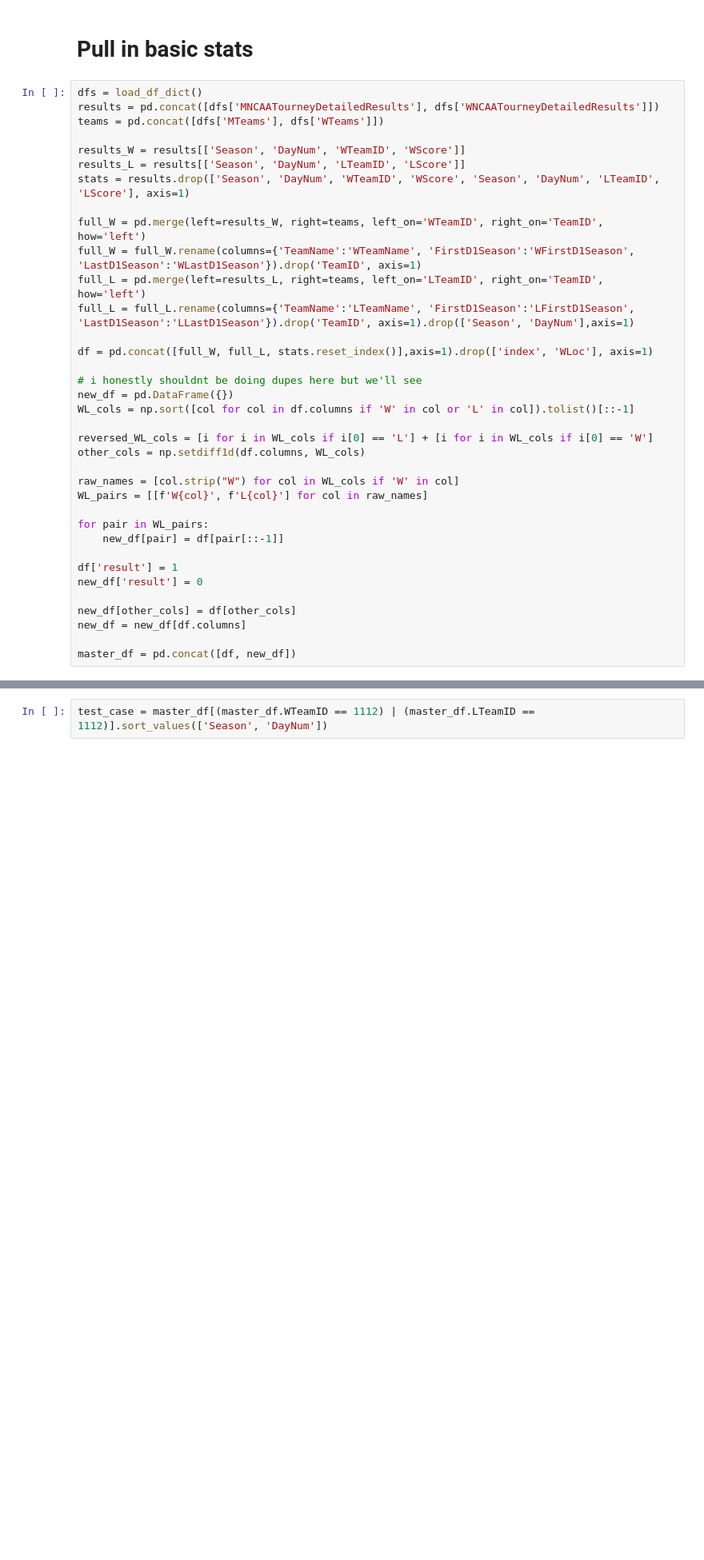
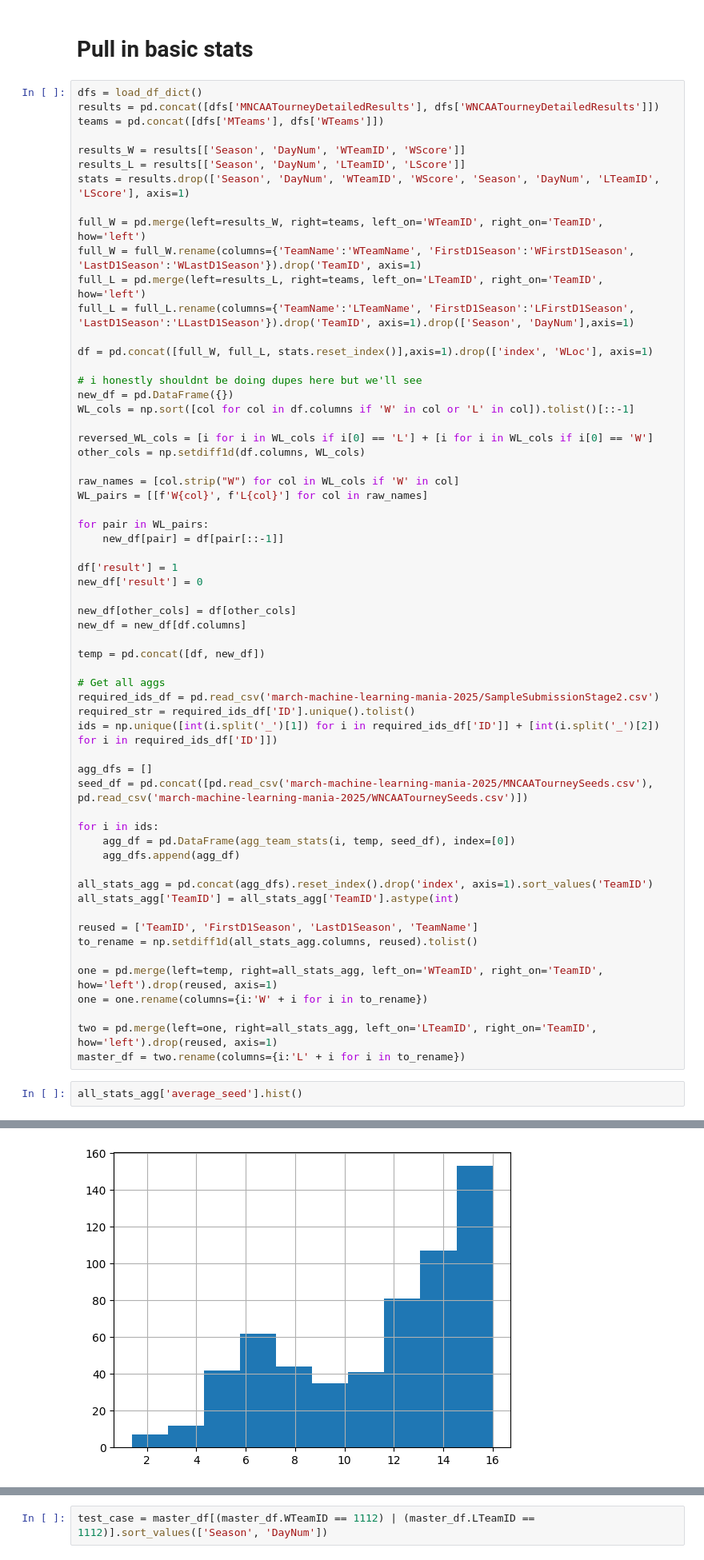
Before and after one commit to benstager/march-mania-2025, a Jupyter notebook: catboost_ex.ipynb, the cells around one changed output, grey strips where cells are left out. Shown at 80% size. Drawn from its saved outputs; the diff is of its cells as text; blank space fills up the shorter version.

```diff
--- a/catboost_ex.ipynb
+++ b/catboost_ex.ipynb
@@ -115,4 +191,31 @@ new_df['result'] = 0
 new_df[other_cols] = df[other_cols]
 new_df = new_df[df.columns]
 
-master_df = pd.concat([df, new_df])
+temp = pd.concat([df, new_df])
+
+# Get all aggs
+required_ids_df = pd.read_csv('march-machine-learning-mania-2025/SampleSubmissionStage2.csv')
+required_str = required_ids_df['ID'].unique().tolist()
+ids = np.unique([int(i.split('_')[1]) for i in required_ids_df['ID']] + [int(i.split('_')[2]) for i in required_ids_df['ID']])
+
+agg_dfs = []
+seed_df = pd.concat([pd.read_csv('march-machine-learning-mania-2025/MNCAATourneySeeds.csv'), pd.read_csv('march-machine-learning-mania-2025/WNCAATourneySeeds.csv')])
+
+for i in ids:
+    agg_df = pd.DataFrame(agg_team_stats(i, temp, seed_df), index=[0])
+    agg_dfs.append(agg_df)
+
+all_stats_agg = pd.concat(agg_dfs).reset_index().drop('index', axis=1).sort_values('TeamID')
+all_stats_agg['TeamID'] = all_stats_agg['TeamID'].astype(int)
+
+reused = ['TeamID', 'FirstD1Season', 'LastD1Season', 'TeamName']
+to_rename = np.setdiff1d(all_stats_agg.columns, reused).tolist()
+
+one = pd.merge(left=temp, right=all_stats_agg, left_on='WTeamID', right_on='TeamID', how='left').drop(reused, axis=1)
+one = one.rename(columns={i:'W' + i for i in to_rename})
+
+two = pd.merge(left=one, right=all_stats_agg, left_on='LTeamID', right_on='TeamID', how='left').drop(reused, axis=1)
+master_df = two.rename(columns={i:'L' + i for i in to_rename})
+# %%
+all_stats_agg['average_seed'].hist()
+# %% [output]
@@ -119,2 +223,3 @@ master_df = pd.concat([df, new_df])
+[figure, added]
 # %% [markdown]
 # Since we'll have to predict on combinations, we need to aggregate some stats to generate static features
```
Also changed, not shown: parts of 39 cells of this notebook.
